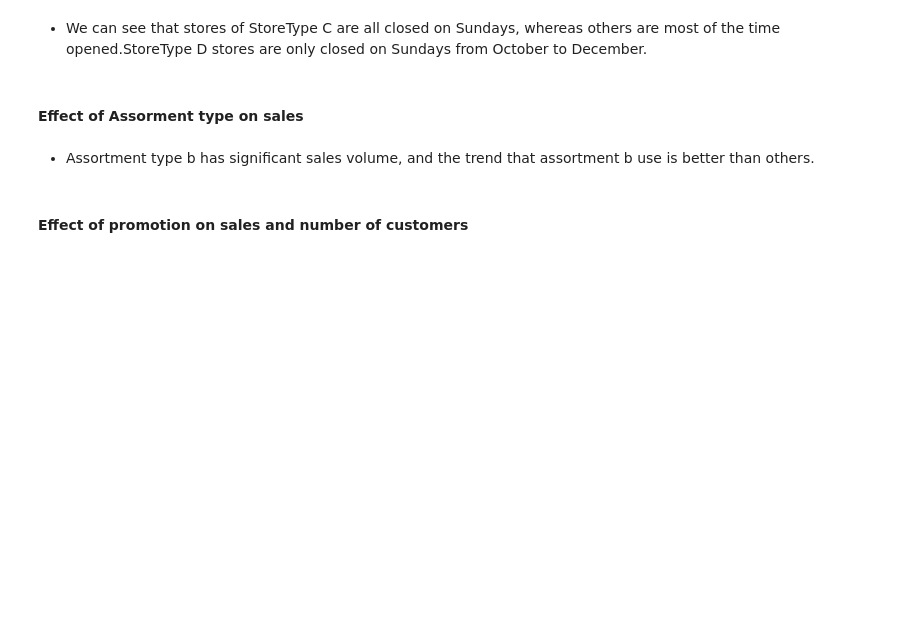
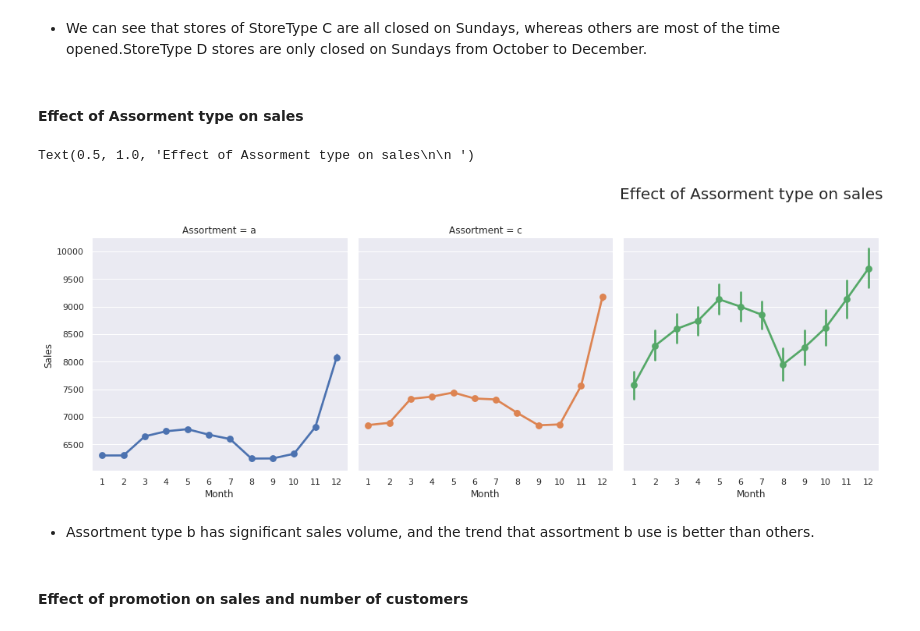
Before and after one commit to Bethelsis/Pharmaceutical-Sales-prediction, a Jupyter notebook: Notebooks/sales_predict_prophet.ipynb, the cells around one changed output. Drawn from its saved outputs; the diff is of its cells as text; code cells hidden in the pictures; blank space fills up the shorter version.

```diff
--- a/Notebooks/sales_predict_prophet.ipynb
+++ b/Notebooks/sales_predict_prophet.ipynb
@@ -421,6 +432,10 @@ sns.factorplot(data = train_store, x = 'Month', y = "Sales", hue = 'StoreType',
 # %%
 sns.factorplot(data = train_store, x = 'Month', y = "Sales",hue = 'Assortment',
                col = 'Assortment')
+plt.title("Effect of Assorment type on sales\n\n ", size=20)
+# %% [output]
+Text(0.5, 1.0, 'Effect of Assorment type on sales\n\n ')
+[figure, added]
 # %% [markdown]
 - Assortment type b has significant sales volume, and  the trend that assortment b use is better than others.
 # %% [markdown]
```
Also changed, not shown: parts of 18 cells of this notebook.
